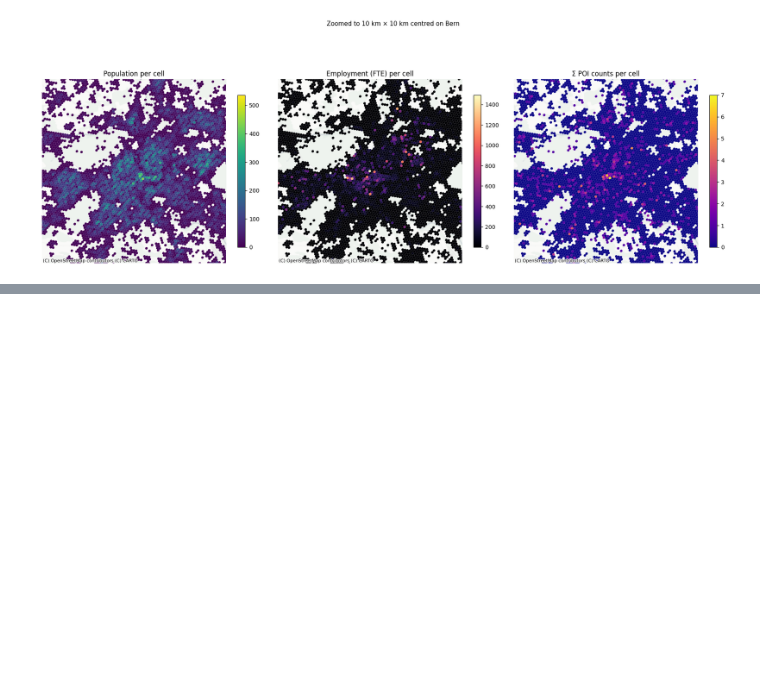
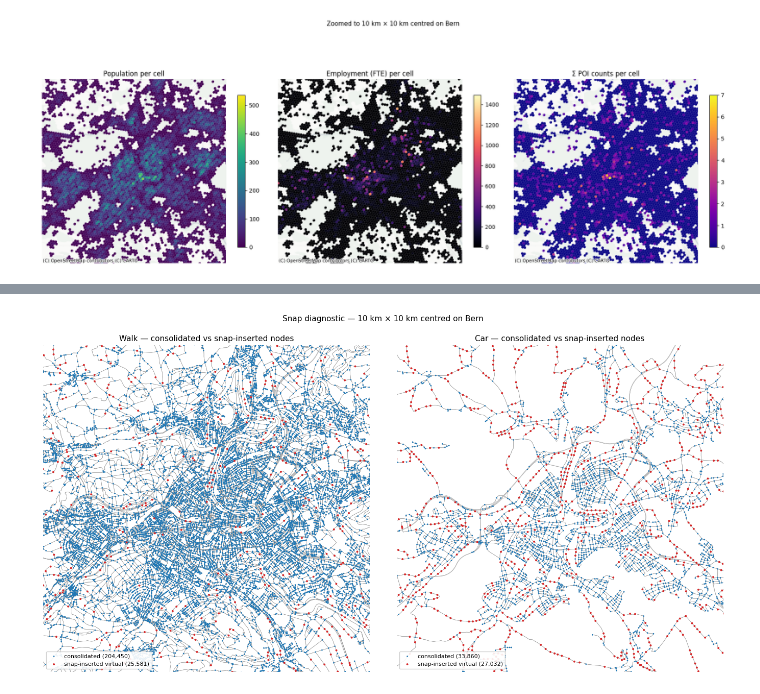
Before and after one commit to mmiotti/aperta, a Jupyter notebook: examples/extended/prepare/3_unit_mapping.ipynb, the cells around one changed output, grey strips where cells are left out. Saved outputs shown, nothing was run; the diff lists cells and outputs as text; code cells hidden in the pictures; blank space fills up the shorter version.

Commit message:
New node-insertion feature for improved snapping

```diff
--- a/examples/extended/prepare/3_unit_mapping.ipynb
+++ b/examples/extended/prepare/3_unit_mapping.ipynb
@@ -498,0 +588,44 @@ plt.show()
+# %%
+_SNAP_ZOOM_HALF = 5_000  # 10 km × 10 km
+_SNAP_CX, _SNAP_CY = BERN_CENTER_LV95
+
+
+def _split_nodes_by_virtual(graph):
+    old_xy, new_xy = [], []
+    for _, d in graph.nodes(data=True):
+        if d.get('is_virtual', 0) == 1:
+            new_xy.append((d['x'], d['y']))
+        else:
+            old_xy.append((d['x'], d['y']))
+    return old_xy, new_xy
+
+
+def _plot_snap_panel(ax, graph, title):
+    ox.plot_graph(graph, ax=ax, node_size=0, edge_color='#999',
+                  edge_linewidth=0.4, bgcolor='white', show=False, close=False)
+    old_xy, new_xy = _split_nodes_by_virtual(graph)
+    if old_xy:
+        xs, ys = zip(*old_xy)
+        ax.scatter(xs, ys, s=4, c='#1f77b4', edgecolors='none',
+                   label=f'consolidated ({len(old_xy):,})', zorder=4)
+    if new_xy:
+        xs, ys = zip(*new_xy)
+        ax.scatter(xs, ys, s=8, c='#d62728', edgecolors='none',
+                   label=f'snap-inserted virtual ({len(new_xy):,})', zorder=5)
+    ax.set_xlim(_SNAP_CX - _SNAP_ZOOM_HALF, _SNAP_CX + _SNAP_ZOOM_HALF)
+    ax.set_ylim(_SNAP_CY - _SNAP_ZOOM_HALF, _SNAP_CY + _SNAP_ZOOM_HALF)
+    ax.set_title(title, fontsize=11)
+    ax.set_aspect('equal')
+    ax.legend(loc='lower left', fontsize=8, framealpha=0.9)
+
+
+fig, axes = plt.subplots(1, 2, figsize=(14, 7))
+_plot_snap_panel(axes[0], walk_graph, 'Walk — consolidated vs snap-inserted nodes')
+_plot_snap_panel(axes[1], car_graph,  'Car — consolidated vs snap-inserted nodes')
+plt.suptitle(f'Snap diagnostic — {2 * _SNAP_ZOOM_HALF // 1000} km × '
+             f'{2 * _SNAP_ZOOM_HALF // 1000} km centred on Bern',
+             y=1.02, fontsize=11)
+plt.tight_layout()
+plt.show()
+# %% [output]
+[figure, added]
```
Also changed, not shown: parts of 8 cells of this notebook, 23 other files.
